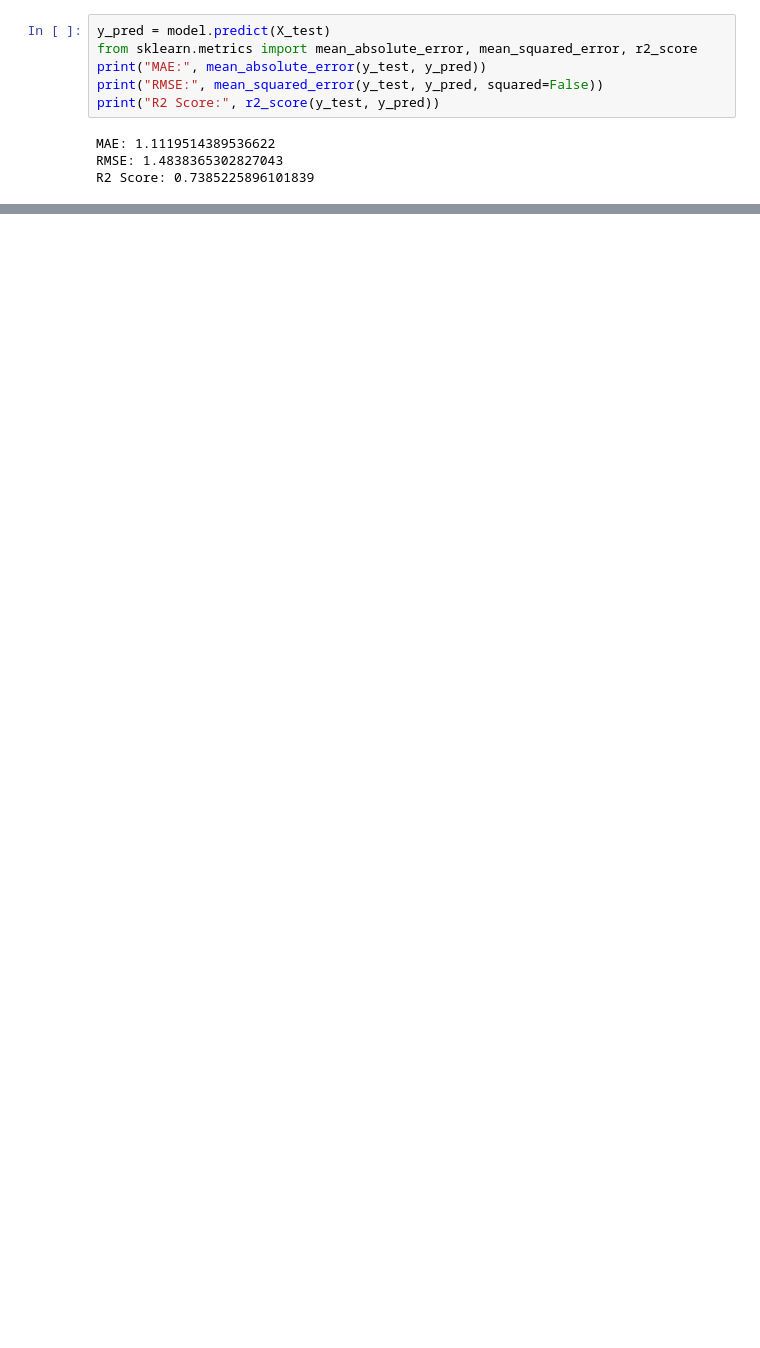
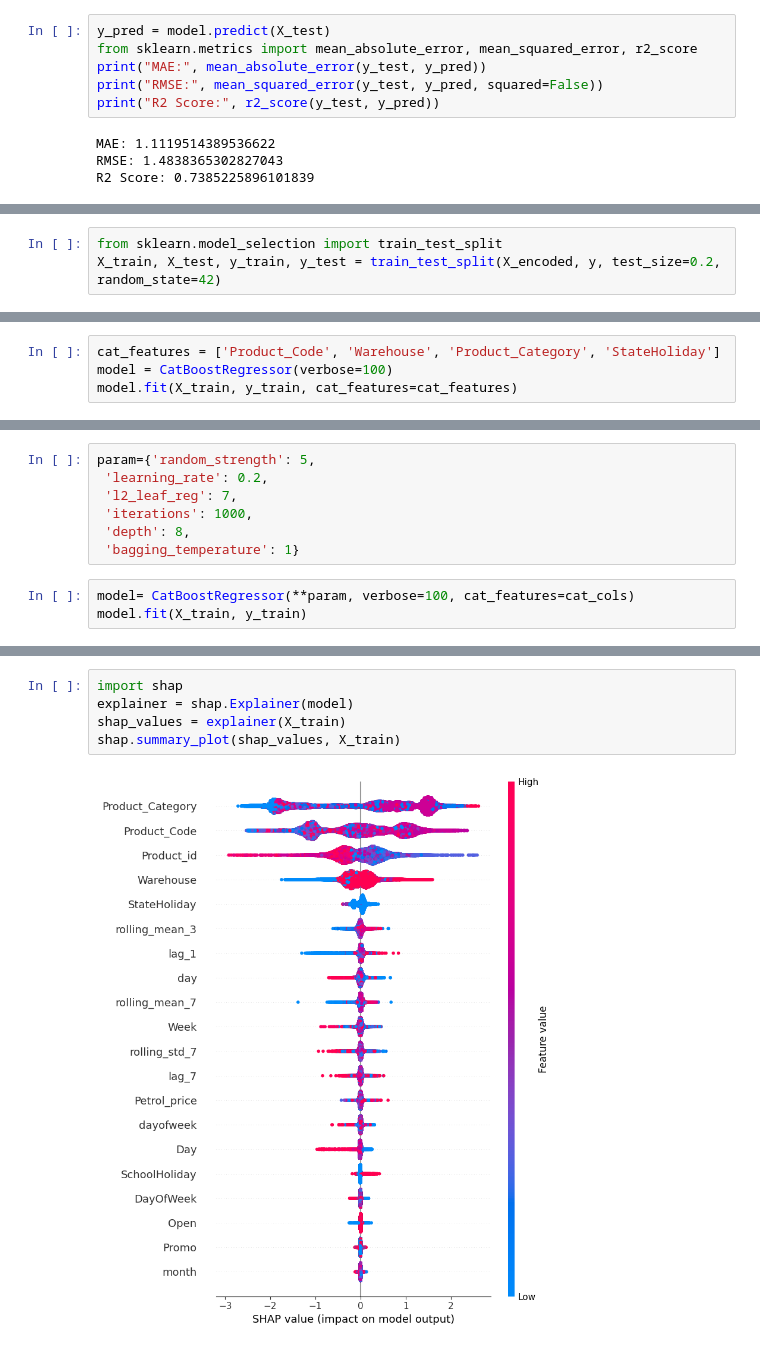
Before and after one commit to BhaveshNikam09/Retail-demand-forecasting, a Jupyter notebook: notebooks/model_traning.ipynb, the cells around one changed output, grey strips where cells are left out. Cells and saved outputs as stored; diff of their text form; blank space fills up the shorter version.

```diff
--- a/notebooks/model_traning.ipynb
+++ b/notebooks/model_traning.ipynb
@@ -158,0 +185,3 @@ R2 Score: 0.7385225896101839
+# %%
+from sklearn.model_selection import train_test_split
+X_train, X_test, y_train, y_test = train_test_split(X_encoded, y, test_size=0.2, random_state=42)
@@ -158,0 +206,4 @@ R2 Score: 0.7385225896101839
+# %%
+cat_features = ['Product_Code', 'Warehouse', 'Product_Category', 'StateHoliday']
+model = CatBoostRegressor(verbose=100)
+model.fit(X_train, y_train, cat_features=cat_features)
@@ -158,0 +279,10 @@ R2 Score: 0.7385225896101839
+# %%
+param={'random_strength': 5,
+ 'learning_rate': 0.2,
+ 'l2_leaf_reg': 7,
+ 'iterations': 1000,
+ 'depth': 8,
+ 'bagging_temperature': 1}
+# %%
+model= CatBoostRegressor(**param, verbose=100, cat_features=cat_cols)
+model.fit(X_train, y_train)
@@ -158,0 +312,7 @@ R2 Score: 0.7385225896101839
+# %%
+import shap
+explainer = shap.Explainer(model)
+shap_values = explainer(X_train)
+shap.summary_plot(shap_values, X_train)
+# %% [output]
+[figure, added]
```
Also changed, not shown: parts of 14 cells of this notebook, 28 other files.
